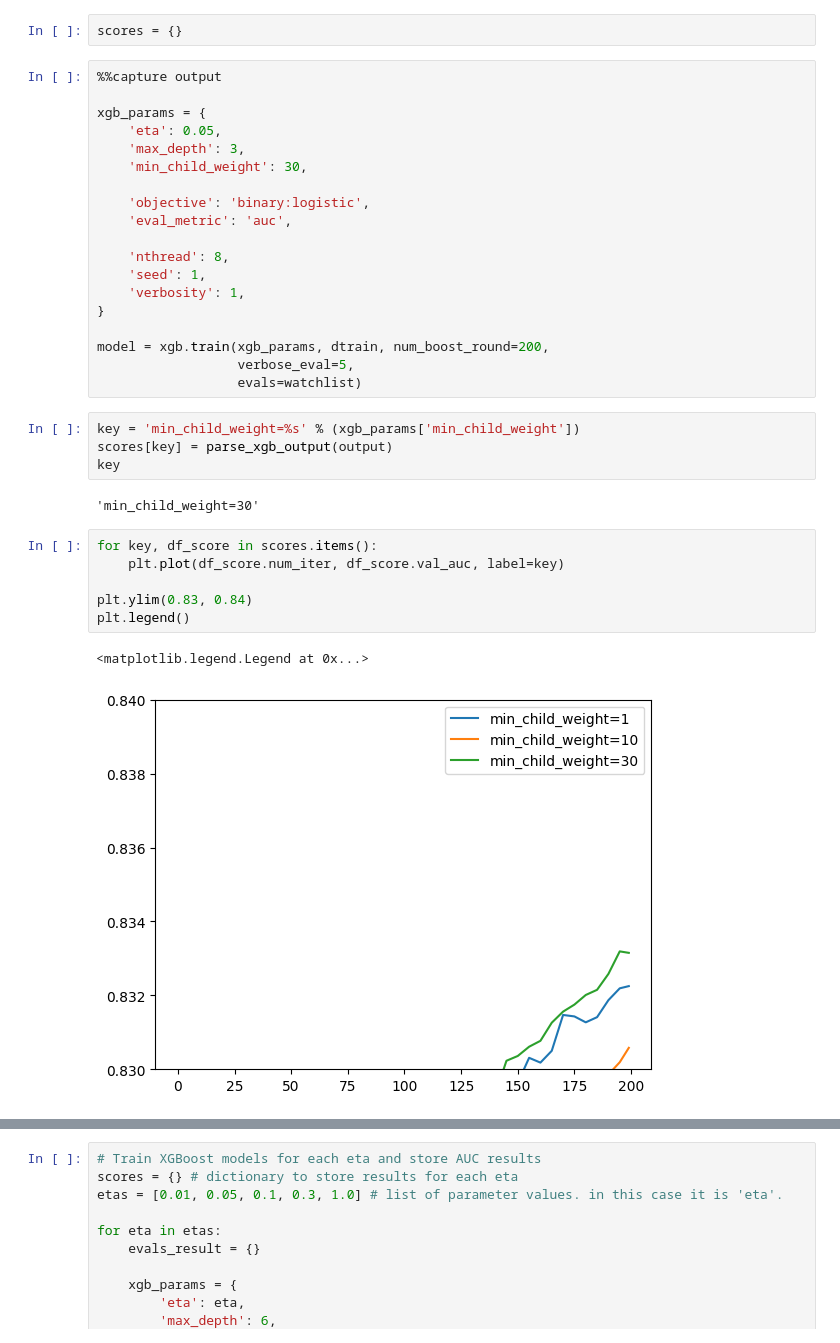
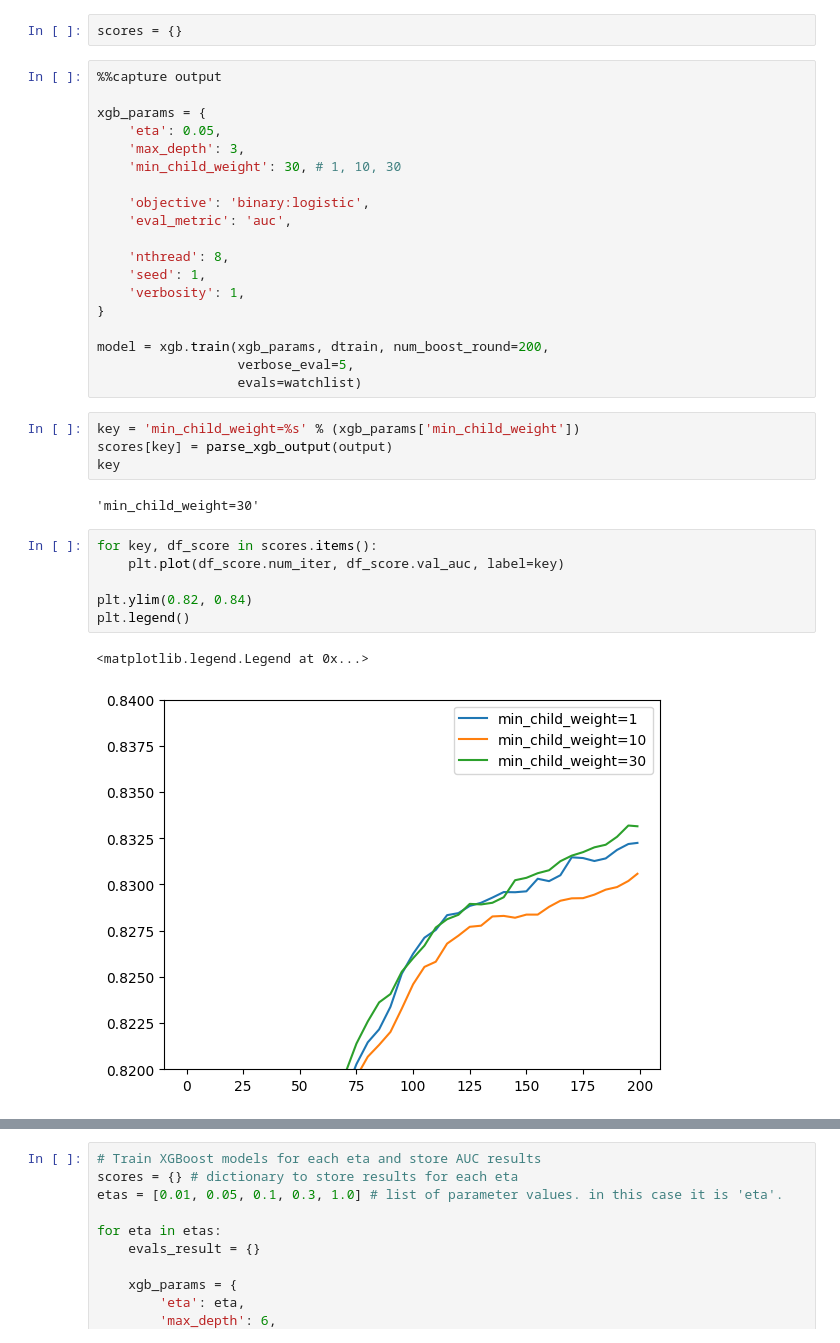
Before and after one commit to TEE-PLUS/ML-Zoomcamp, a Jupyter notebook: Module 06-trees/Module 06_note.ipynb, the cells around one changed output, grey strips where cells are left out. Drawn from its saved outputs; the diff is of its cells as text.

```diff
--- a/Module 06-trees/Module 06_note.ipynb
+++ b/Module 06-trees/Module 06_note.ipynb
@@ -746,7 +748,7 @@ scores = {}
 xgb_params = {
     'eta': 0.05,
     'max_depth': 3,
-    'min_child_weight': 30,
+    'min_child_weight': 30, # 1, 10, 30
 
     'objective': 'binary:logistic',
     'eval_metric': 'auc',
@@ -768,12 +770,12 @@ key
 # %%
 for key, df_score in scores.items():
     plt.plot(df_score.num_iter, df_score.val_auc, label=key)
 
-plt.ylim(0.83, 0.84)
+plt.ylim(0.82, 0.84)
 plt.legend()
 # %% [output]
 <matplotlib.legend.Legend at 0x...>
-[figure, old version]
+[figure, new version]
 # %%
 #The final model
 xgb_params = {
```
Also changed, not shown: parts of 19 cells of this notebook.
